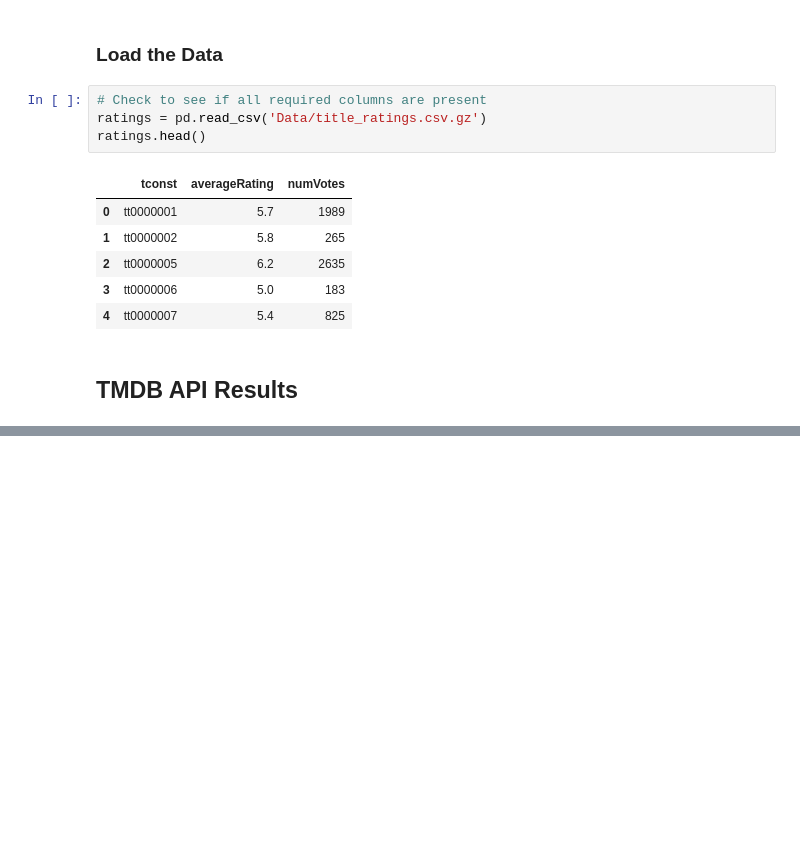
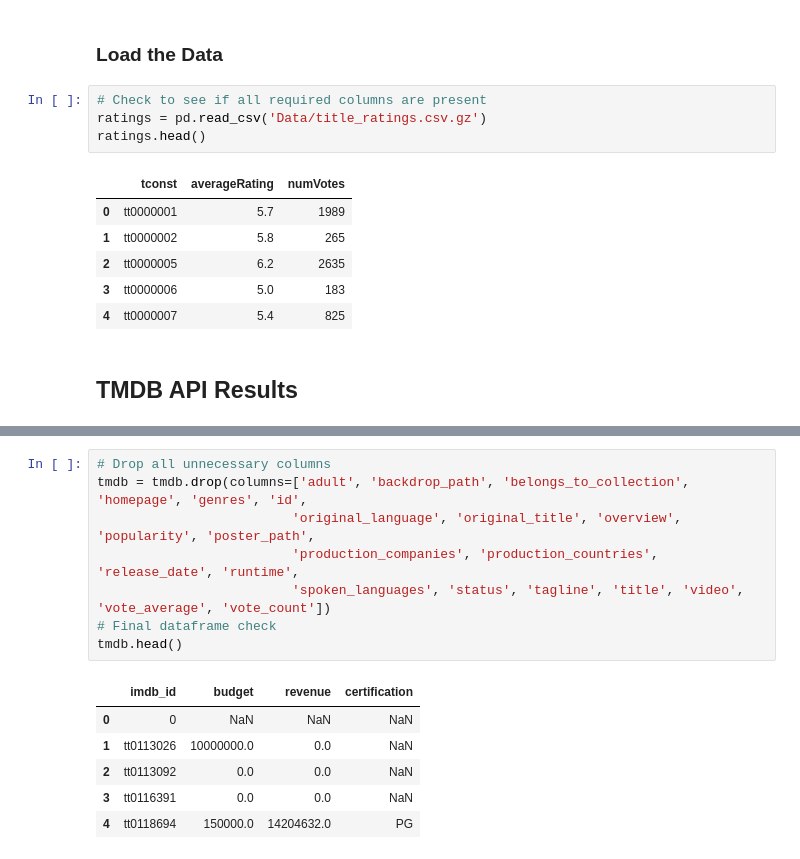
Before and after one commit to Jalicia-Harris/Box-Office-Predictions, a Jupyter notebook: IMDB Stackholder Database.ipynb, the cells around one changed output, grey strips where cells are left out. Saved outputs shown, nothing was run; the diff lists cells and outputs as text; blank space fills up the shorter version.

```diff
--- a/IMDB Stackholder Database.ipynb
+++ b/IMDB Stackholder Database.ipynb
@@ -270,3 +271,18 @@ memory usage: 527.4+ KB
 | 3 | tt0116391 | 0.0 | NaN | NaN | 0.0 | [{'id': 18, 'name': 'Drama'}, {'i... | NaN | 442869.0 | ... |
 | 4 | tt0118694 | 0.0 | /n4GJFGzsc7NinI1VeGDXIcQjtU2.jpg | NaN | 150000.0 | [{'id': 18, 'name': 'Drama'}, {'i... | NaN | 843.0 | ... |
 5 rows × 26 columns
+# %%
+# Drop all unnecessary columns
+tmdb = tmdb.drop(columns=['adult', 'backdrop_path', 'belongs_to_collection', 'homepage', 'genres', 'id',
+                         'original_language', 'original_title', 'overview', 'popularity', 'poster_path',
+                         'production_companies', 'production_countries', 'release_date', 'runtime',
+                         'spoken_languages', 'status', 'tagline', 'title', 'video', 'vote_average', 'vote_count'])
+# Final dataframe check
+tmdb.head()
+# %% [output]
+|  | imdb_id | budget | revenue | certification |
+| 0 | 0 | NaN | NaN | NaN |
+| 1 | tt0113026 | 10000000.0 | 0.0 | NaN |
+| 2 | tt0113092 | 0.0 | 0.0 | NaN |
+| 3 | tt0116391 | 0.0 | 0.0 | NaN |
+| 4 | tt0118694 | 150000.0 | 14204632.0 | PG |
```
Also changed, not shown: parts of 2 cells of this notebook.
